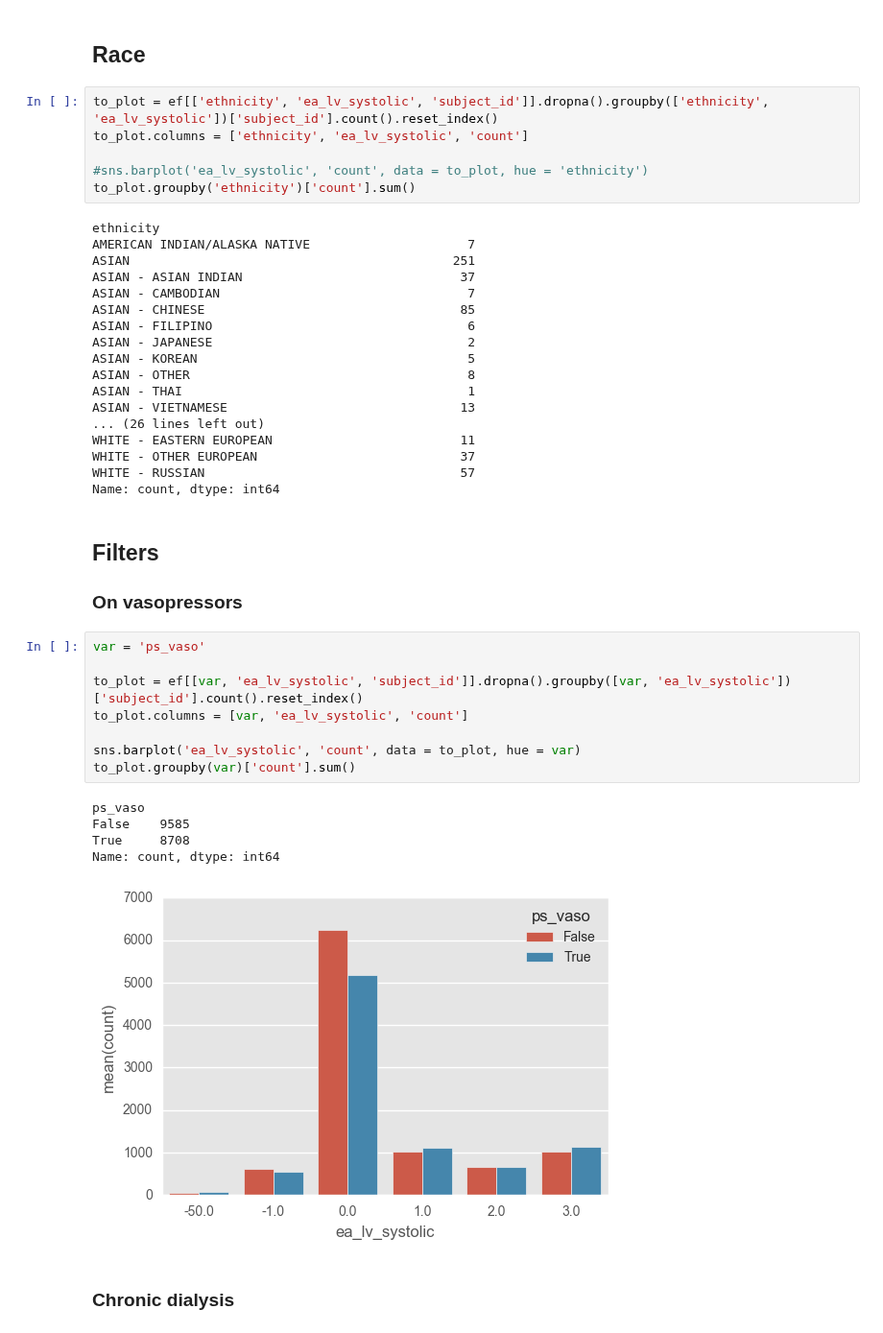
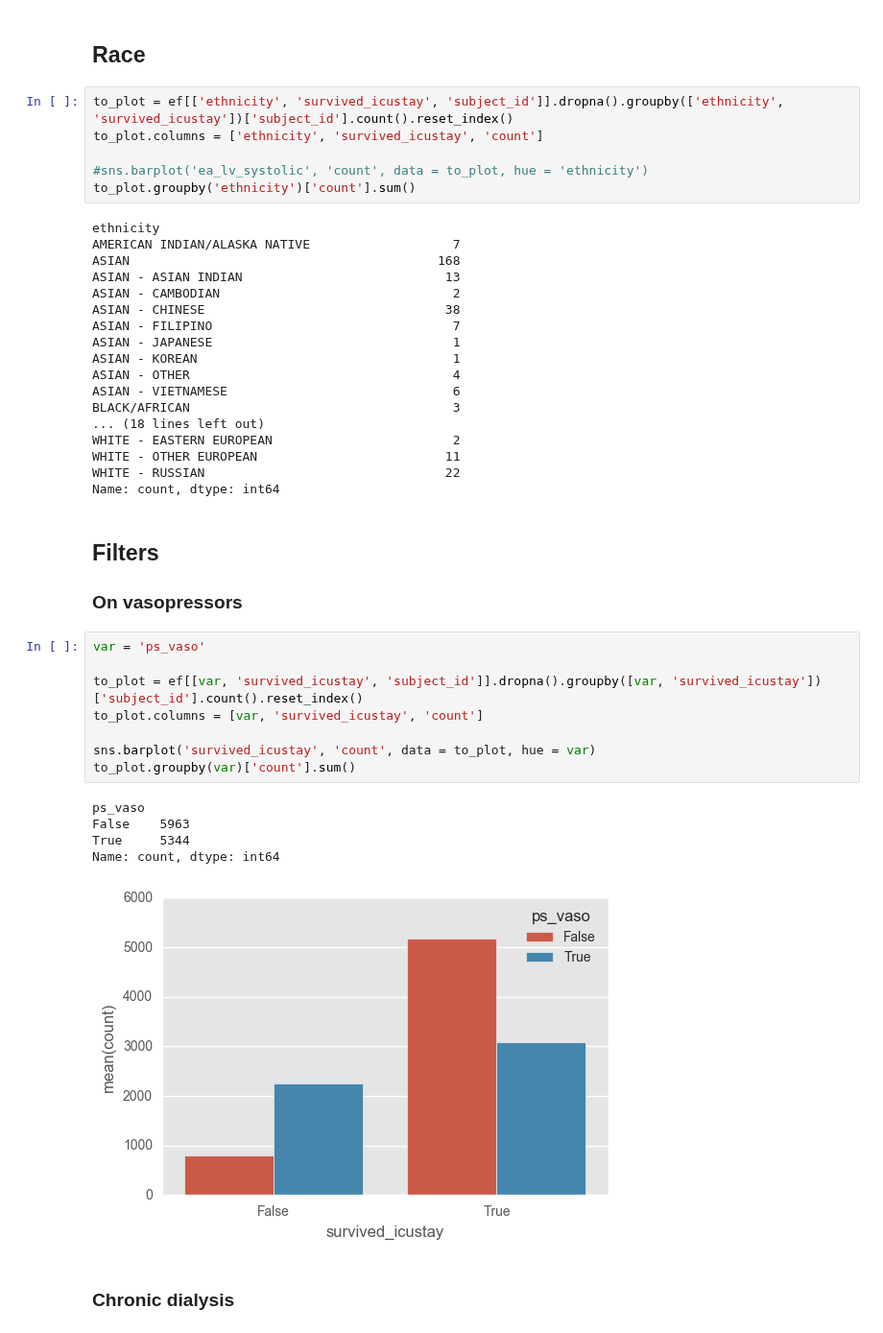
Before and after one commit to yhtgrace/echo, a Jupyter notebook: notebooks/161216_echo_annotations.ipynb, the cells around one changed output. Shown at 96% size. Cells and saved outputs as stored; diff of their text form.

```diff
--- a/notebooks/161216_echo_annotations.ipynb
+++ b/notebooks/161216_echo_annotations.ipynb
@@ -98,28 +98,28 @@ g = sns.boxplot('ea_lv_systolic', 'bmi', data = ef)
 # %% [markdown]
 ## Race
 # %%
-to_plot = ef[['ethnicity', 'ea_lv_systolic', 'subject_id']].dropna().groupby(['ethnicity', 'ea_lv_systolic'])['subject_id'].count().reset_index()
-to_plot.columns = ['ethnicity', 'ea_lv_systolic', 'count']
+to_plot = ef[['ethnicity', 'survived_icustay', 'subject_id']].dropna().groupby(['ethnicity', 'survived_icustay'])['subject_id'].count().reset_index()
+to_plot.columns = ['ethnicity', 'survived_icustay', 'count']
 
 #sns.barplot('ea_lv_systolic', 'count', data = to_plot, hue = 'ethnicity')
 to_plot.groupby('ethnicity')['count'].sum()
 # %% [output]
 ethnicity
-AMERICAN INDIAN/ALASKA NATIVE                     7
-ASIAN                                           251
-ASIAN - ASIAN INDIAN                             37
-ASIAN - CAMBODIAN                                 7
-ASIAN - CHINESE                                  85
-ASIAN - FILIPINO                                  6
-ASIAN - JAPANESE                                  2
-ASIAN - KOREAN                                    5
-ASIAN - OTHER                                     8
-ASIAN - THAI                                      1
-ASIAN - VIETNAMESE                               13
-... (26 lines left out)
-WHITE - EASTERN EUROPEAN                         11
-WHITE - OTHER EUROPEAN                           37
-WHITE - RUSSIAN                                  57
+AMERICAN INDIAN/ALASKA NATIVE                   7
+ASIAN                                         168
+ASIAN - ASIAN INDIAN                           13
+ASIAN - CAMBODIAN                               2
+ASIAN - CHINESE                                38
+ASIAN - FILIPINO                                7
+ASIAN - JAPANESE                                1
+ASIAN - KOREAN                                  1
+ASIAN - OTHER                                   4
+ASIAN - VIETNAMESE                              6
+BLACK/AFRICAN                                   3
+... (18 lines left out)
+WHITE - EASTERN EUROPEAN                        2
+WHITE - OTHER EUROPEAN                         11
+WHITE - RUSSIAN                                22
 Name: count, dtype: int64
 # %% [markdown]
 ## Filters
@@ -128,17 +128,17 @@ Name: count, dtype: int64
 # %%
 var = 'ps_vaso'
 
-to_plot = ef[[var, 'ea_lv_systolic', 'subject_id']].dropna().groupby([var, 'ea_lv_systolic'])['subject_id'].count().reset_index()
-to_plot.columns = [var, 'ea_lv_systolic', 'count']
+to_plot = ef[[var, 'survived_icustay', 'subject_id']].dropna().groupby([var, 'survived_icustay'])['subject_id'].count().reset_index()
+to_plot.columns = [var, 'survived_icustay', 'count']
 
-sns.barplot('ea_lv_systolic', 'count', data = to_plot, hue = var)
+sns.barplot('survived_icustay', 'count', data = to_plot, hue = var)
 to_plot.groupby(var)['count'].sum()
 # %% [output]
 ps_vaso
-False    9585
-True     8708
+False    5963
+True     5344
 Name: count, dtype: int64
-[figure, old version]
+[figure, new version]
 # %% [markdown]
 ### Chronic dialysis
 # %%
```
Also changed, not shown: parts of 13 cells of this notebook.
